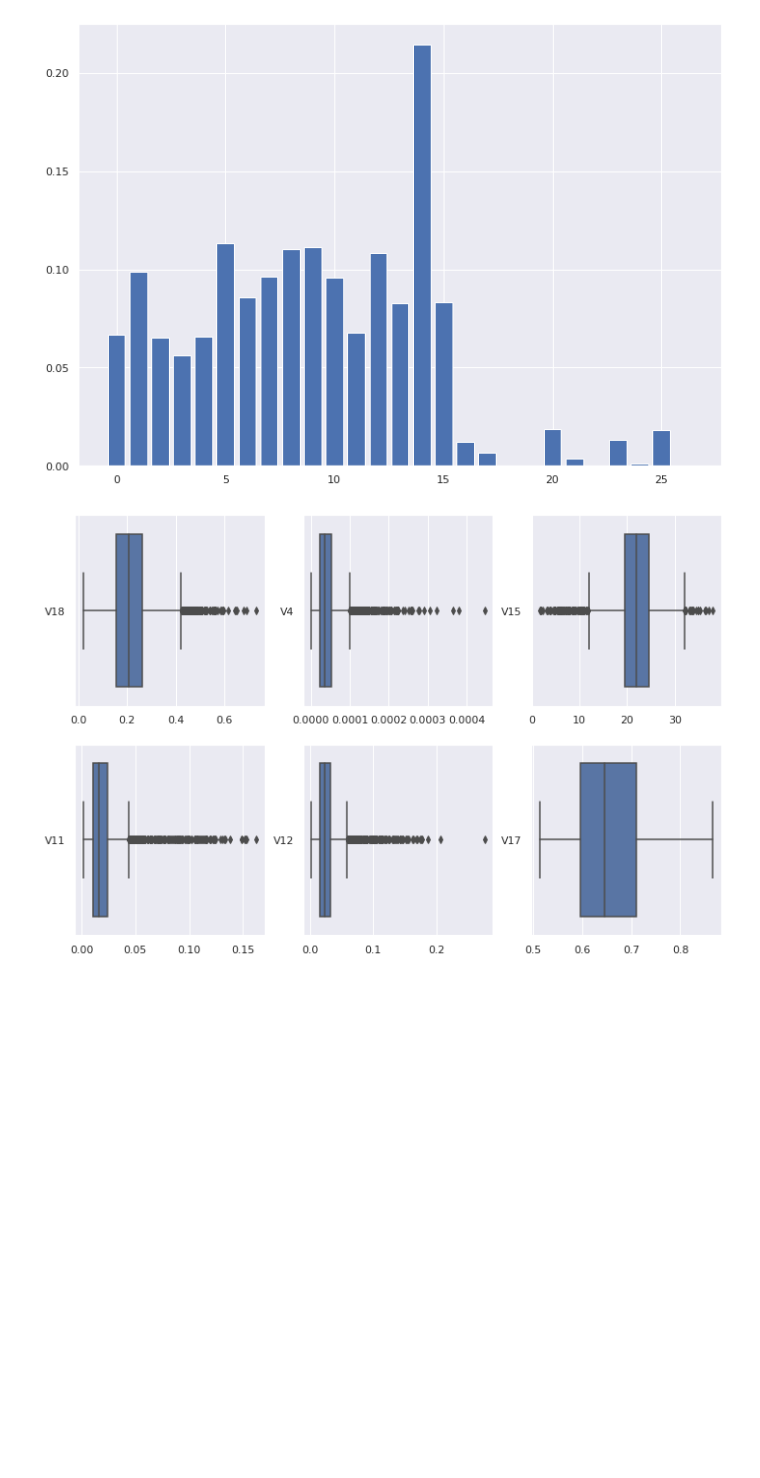
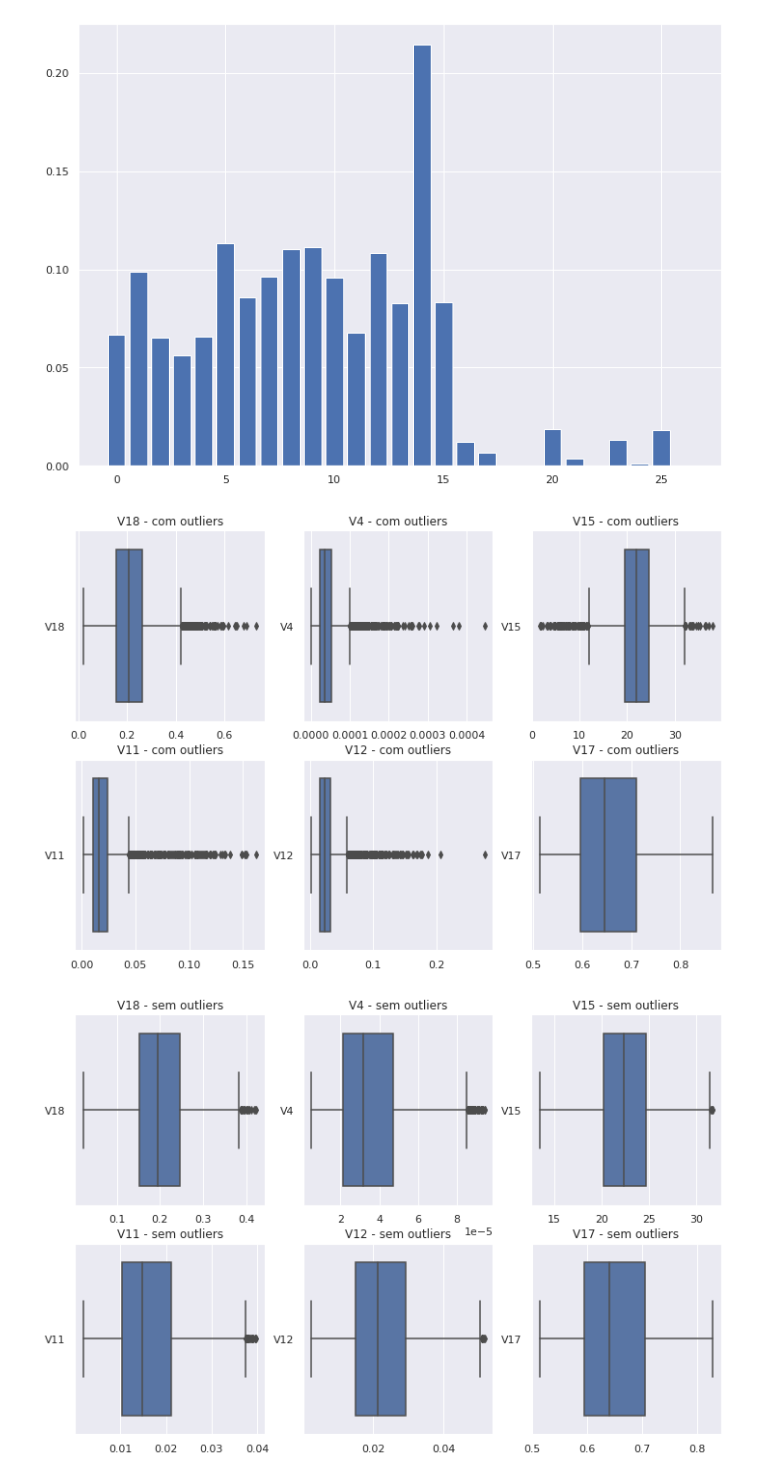
Before and after one commit to HedersonSantos/RegDatChallg, a Jupyter notebook: analise.ipynb, the cells around one changed output. Saved outputs shown, nothing was run; the diff lists cells and outputs as text; code cells hidden in the pictures; blank space fills up the shorter version.

```diff
--- a/analise.ipynb
+++ b/analise.ipynb
@@ -116,14 +116,30 @@ importantes = np.argpartition(fs.scores_, -4)[-10:]
 n_preditoras = [preditoras[i]  for i in importantes if preditoras[i] not in ['V8','V13','V10','V9']]
 X = dfTrain[n_preditoras].values
 # %%
-fig, ax =plt.subplots(2,3, figsize=(12, 8))#, sharex=True
-for i, c in enumerate(n_preditoras):
-  j = 0 if i<=2 else 1
-  k = i if i<=2 else i-3
-  data = dfTrain[[c]]
-  sns.boxplot(data=data, orient='h', ax=ax[j,k])
+def imprimeBoxPlot(dfTrain, n_preditoras, title=None):
+  fig, ax =plt.subplots(2,3, figsize=(12, 8))#, sharex=True
+  for i, c in enumerate(n_preditoras):
+    j = 0 if i<=2 else 1
+    k = i if i<=2 else i-3
+    data = dfTrain[[c]]
+    sns.boxplot(data=data, orient='h', ax=ax[j,k]).set_title(c + " - " + title)
-# %% [output]
-[figure, removed]
+# %%
+#filtrando outliers
+dados = dfTrain.copy()
+for c in n_preditoras:
+  # selecionando segundo o total
+  Q1 = dados[c].quantile(0.25)
+  Q3 = dados[c].quantile(0.75)
+  IQR = Q3 - Q1
+  dados = dados[(dados[c] >= Q1 - (IQR*1.5)) & (dados[c] <= Q3 + (IQR*1.5))]
+# %%
+#box plot antes dos outliers
+imprimeBoxPlot(dfTrain, n_preditoras, 'com outliers')
+#box plot sem os outliers
+imprimeBoxPlot(dados, n_preditoras, 'sem outliers')
+# %% [output]
+[figure, added]
+[figure, added]
 # %%
 #Ajusta o modelo de regressão linear múltipla para o score
 
```
Also changed, not shown: parts of 3 cells of this notebook.
